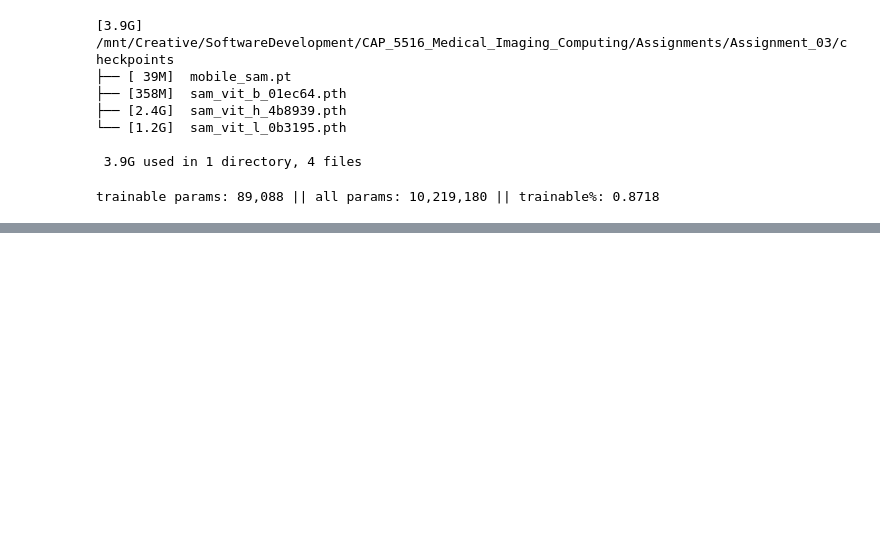
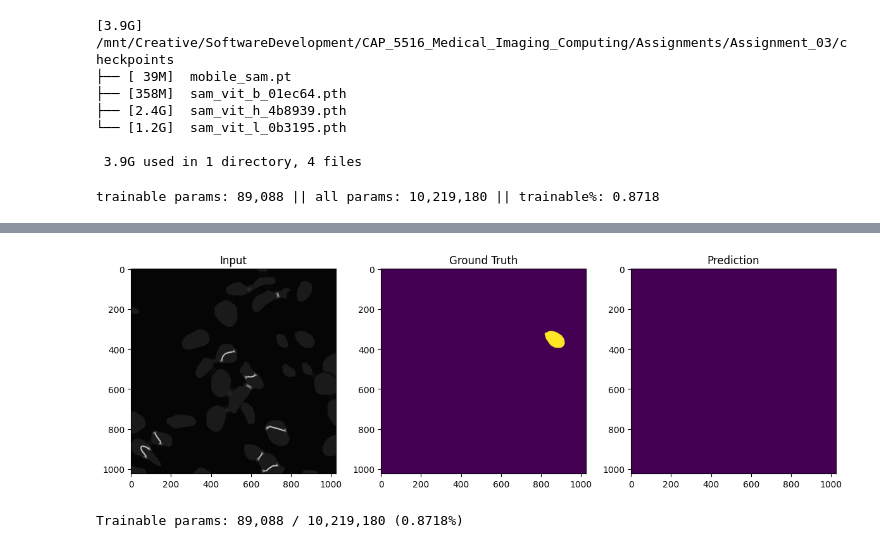
Before and after one commit to lamcnguyen89/CAP_5516_Medical_Imaging_Computing, a Jupyter notebook: Assignments/Assignment_03/Assignment_03_Redone.ipynb, the cells around one changed output, grey strips where cells are left out. Drawn from its saved outputs; the diff is of its cells as text; code cells hidden in the pictures; blank space fills up the shorter version.

```diff
--- a/Assignments/Assignment_03/Assignment_03_Redone.ipynb
+++ b/Assignments/Assignment_03/Assignment_03_Redone.ipynb
@@ -375,0 +421,32 @@ AttributeError: module 'os' has no attribute 'cwd'
+# %%
+import matplotlib.pyplot as plt
+
+model.eval()
+with torch.no_grad():
+    for imgs, masks in val_loader:
+        imgs, masks = imgs.cuda(), masks.cuda()
+        preds = model(imgs)  # Use `model`, not `lora_model` directly
+        preds = F.interpolate(preds, size=masks.shape[1:], mode='bilinear', align_corners=False)
+        preds = preds.argmax(dim=1).cpu().numpy()
+
+        # Denormalize image for visualization
+        imgs = imgs.cpu().numpy()
+        imgs = (imgs * 0.5 + 0.5).clip(0, 1)  # From [-1, 1] to [0, 1]
+
+        masks = masks.cpu().numpy()
+        break
+
+plt.figure(figsize=(12, 4))
+plt.subplot(1, 3, 1); plt.imshow(imgs[0].transpose(1, 2, 0)); plt.title("Input")
+plt.subplot(1, 3, 2); plt.imshow(masks[0]); plt.title("Ground Truth")
+plt.subplot(1, 3, 3); plt.imshow(preds[0]); plt.title("Prediction")
+plt.tight_layout()
+plt.show()
+# %% [output]
+[figure, added]
+# %%
+tunable = sum(p.numel() for p in lora_model.parameters() if p.requires_grad)
+total = sum(p.numel() for p in lora_model.parameters())
+print(f"Trainable params: {tunable:,} / {total:,} ({(tunable/total)*100:.4f}%)")
+# %% [output]
+Trainable params: 89,088 / 10,219,180 (0.8718%)
```
Also changed, not shown: parts of 1 cell of this notebook.
